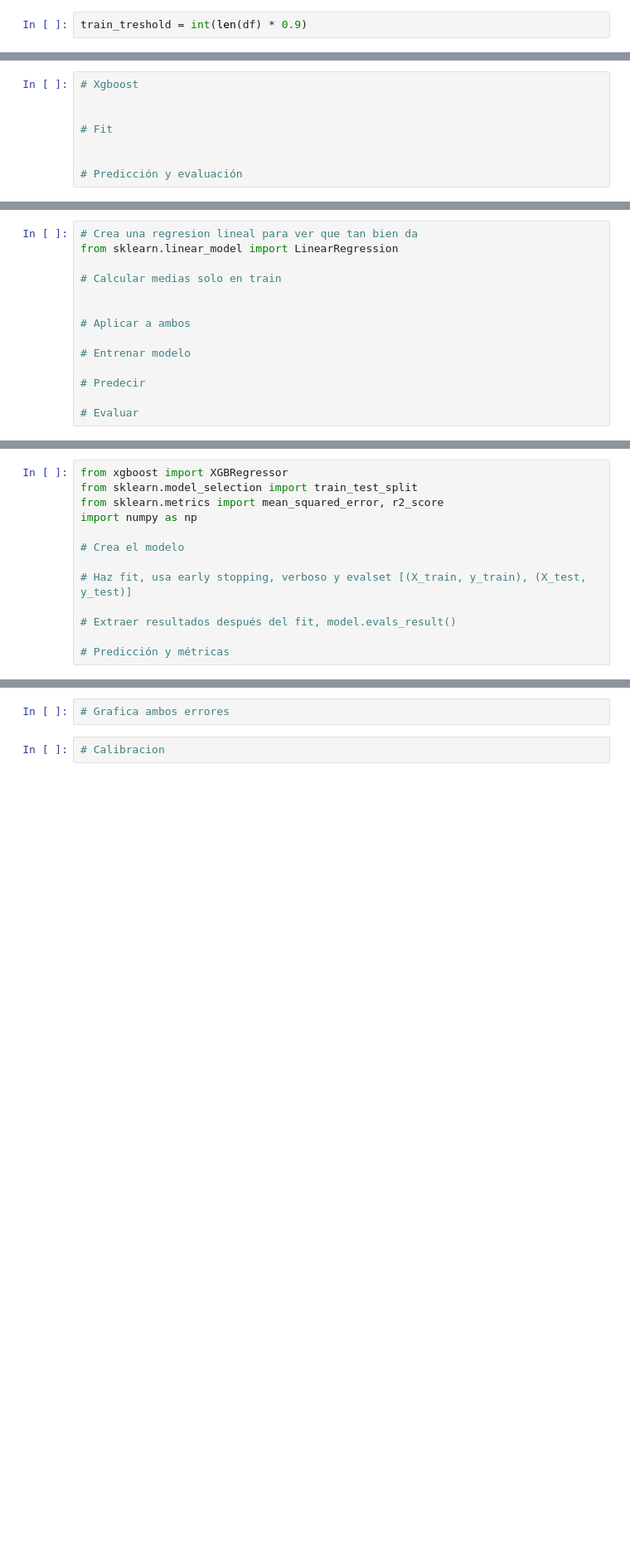
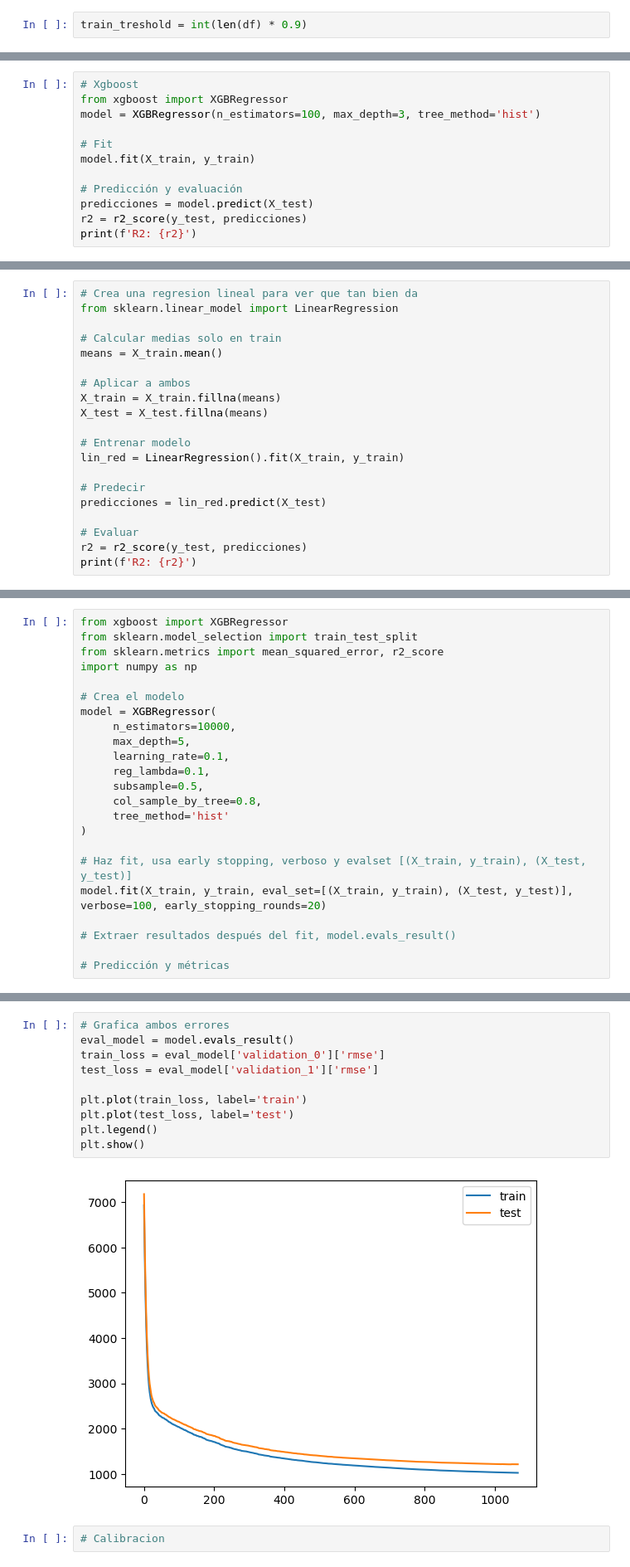
Before and after one commit to zayo1511/LabAprEst, a Jupyter notebook: Parcial3/xgboost_rossman_sin_resolver.ipynb, the cells around one changed output, grey strips where cells are left out. Shown: that part at 83% size. Saved outputs shown, nothing was run; the diff lists cells and outputs as text; blank space fills up the shorter version.

```diff
--- a/Parcial3/xgboost_rossman_sin_resolver.ipynb
+++ b/Parcial3/xgboost_rossman_sin_resolver.ipynb
@@ -87,10 +87,14 @@ X_test = pd.get_dummies(X_test, drop_first=True)
 X_test = X_test.reindex(columns=X_train.columns, fill_value=0)
 # %%
 # Xgboost
-
+from xgboost import XGBRegressor
+model = XGBRegressor(n_estimators=100, max_depth=3, tree_method='hist')
 
 # Fit
-
+model.fit(X_train, y_train)
 
 # Predicción y evaluación
+predicciones = model.predict(X_test)
+r2 = r2_score(y_test, predicciones)
+print(f'R2: {r2}')
 # %% [output]
@@ -100,12 +104,18 @@ R²: 0.5352
 from sklearn.linear_model import LinearRegression
 
 # Calcular medias solo en train
-
+means = X_train.mean()
 
 # Aplicar a ambos
+X_train = X_train.fillna(means)
+X_test = X_test.fillna(means)
 
 # Entrenar modelo
+lin_red = LinearRegression().fit(X_train, y_train)
 
 # Predecir
+predicciones = lin_red.predict(X_test)
 
 # Evaluar
+r2 = r2_score(y_test, predicciones)
+print(f'R2: {r2}')
@@ -146,8 +158,18 @@ from sklearn.metrics import mean_squared_error, r2_score
 import numpy as np
 
 # Crea el modelo
+model = XGBRegressor(
+     n_estimators=10000,
+     max_depth=5,
+     learning_rate=0.1,
+     reg_lambda=0.1,
+     subsample=0.5,
+     col_sample_by_tree=0.8,
+     tree_method='hist'
+)
 
 # Haz fit, usa early stopping, verboso y evalset [(X_train, y_train), (X_test, y_test)]
+model.fit(X_train, y_train, eval_set=[(X_train, y_train), (X_test, y_test)], verbose=100, early_stopping_rounds=20)
 
 # Extraer resultados después del fit, model.evals_result()
 
@@ -155,5 +205,15 @@ import numpy as np
 # %%
 # Grafica ambos errores
+eval_model = model.evals_result()
+train_loss = eval_model['validation_0']['rmse']
+test_loss = eval_model['validation_1']['rmse']
+
+plt.plot(train_loss, label='train')
+plt.plot(test_loss, label='test')
+plt.legend()
+plt.show()
+# %% [output]
+[figure, added]
 # %%
 # Calibracion
 # %% [markdown]
```
Also changed, not shown: parts of 3 cells of this notebook.
